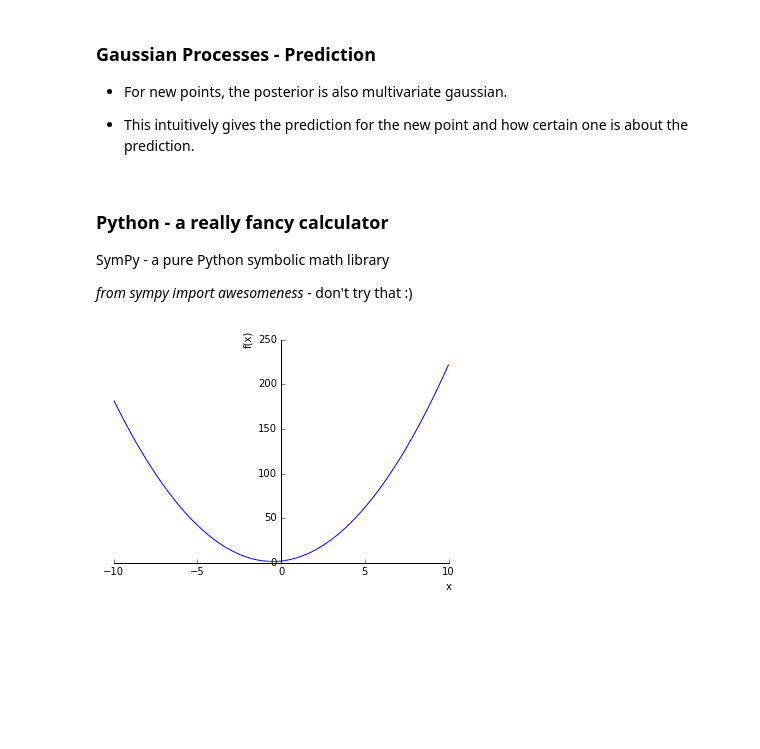
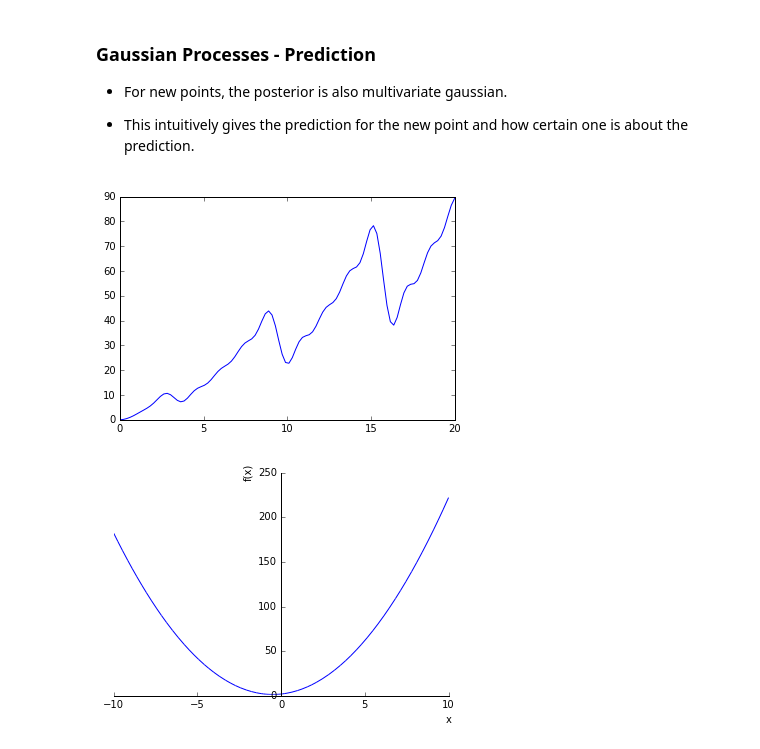
Before and after one commit to MechCoder/diana-talk, a Jupyter notebook: diana_talk.ipynb, the cells around one changed output. Drawn from its saved outputs; the diff is of its cells as text; code cells hidden in the pictures; blank space fills up the shorter version.

```diff
--- a/diana_talk.ipynb
+++ b/diana_talk.ipynb
@@ -121,12 +111,20 @@ Will focus on Gaussian Processes on the rest of this talk, though Random Forests
 - For new points, the posterior is also multivariate gaussian.
 
 - This intuitively gives the prediction for the new point and how certain one is about the prediction.
-# %% [markdown]
-### Python - a really fancy calculator
-
-SymPy - a pure Python symbolic math library
-
-*from sympy import awesomeness*  - don't try that :)
+# %%
+# Plot benchmark function
+
+import numpy as np
+import matplotlib.pyplot as plt
+
+from utils import black_box
+
+x = np.reshape(np.linspace(0, 20, 100), (-1, 1))
+f = [black_box(xi) for xi in x]
+plt.plot(x, f)
+plt.show()
+# %% [output]
+[figure, added]
 # %%
 # Create graphs from algebraic expressions
 
```
Also changed, not shown: parts of 1 cell of this notebook, 3 other files.
